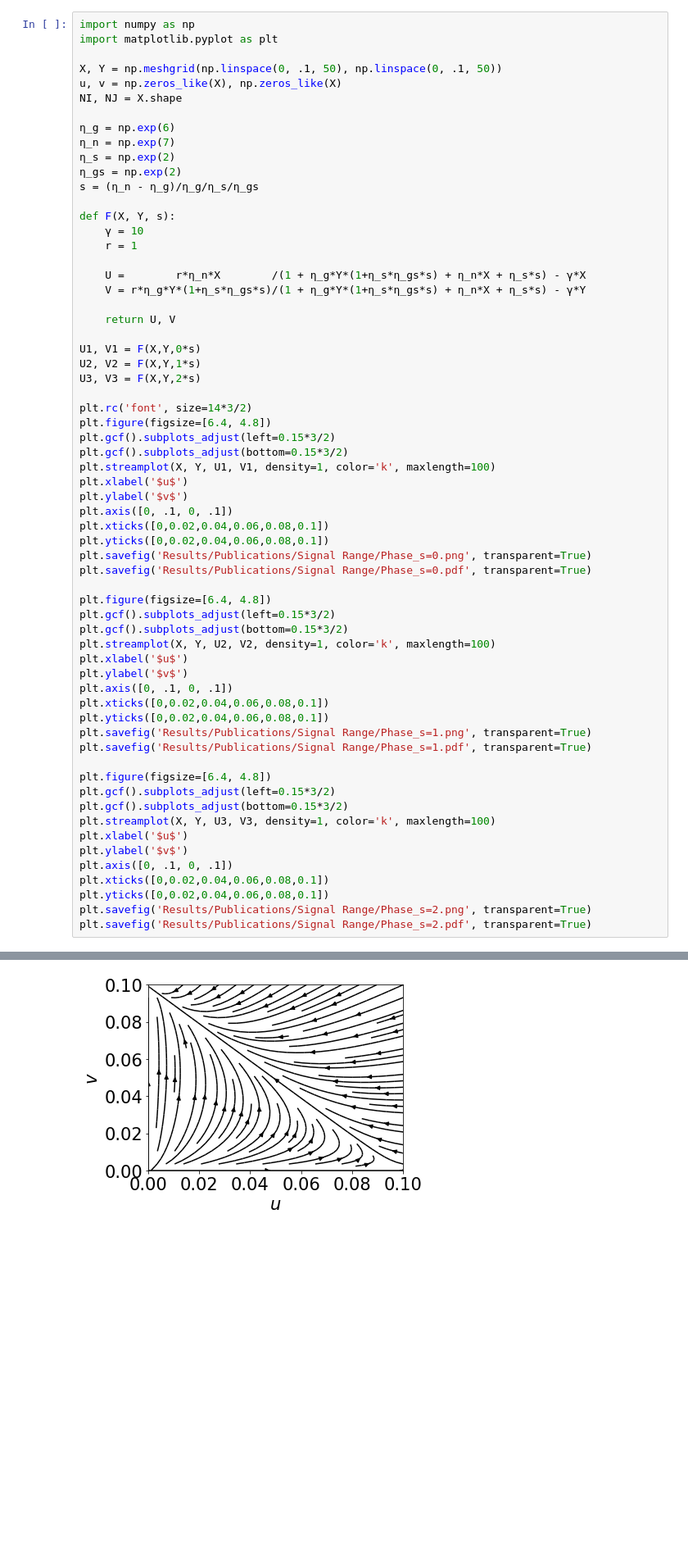
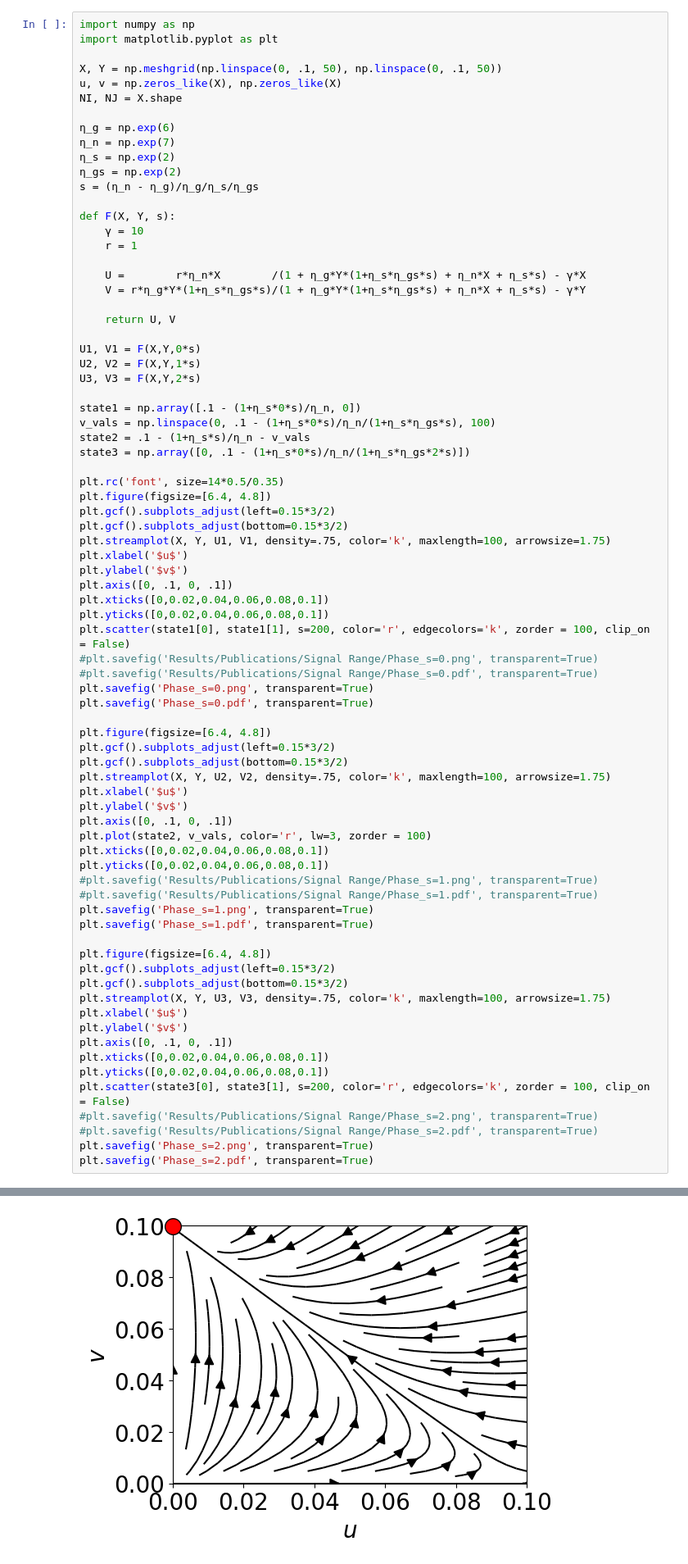
Before and after one commit to SchardtS/Cell-Differentiation, a Jupyter notebook: Data Production.ipynb, the cells around one changed output, grey strips where cells are left out. Shown at 82% size. Saved outputs shown, nothing was run; the diff lists cells and outputs as text; blank space fills up the shorter version.

```diff
--- a/Data Production.ipynb
+++ b/Data Production.ipynb
@@ -2377,40 +2469,54 @@ U1, V1 = F(X,Y,0*s)
 U2, V2 = F(X,Y,1*s)
 U3, V3 = F(X,Y,2*s)
 
-plt.rc('font', size=14*3/2)
+state1 = np.array([.1 - (1+η_s*0*s)/η_n, 0])
+v_vals = np.linspace(0, .1 - (1+η_s*0*s)/η_n/(1+η_s*η_gs*s), 100)
+state2 = .1 - (1+η_s*s)/η_n - v_vals
+state3 = np.array([0, .1 - (1+η_s*0*s)/η_n/(1+η_s*η_gs*2*s)])
+
+plt.rc('font', size=14*0.5/0.35)
 plt.figure(figsize=[6.4, 4.8])
 plt.gcf().subplots_adjust(left=0.15*3/2)
 plt.gcf().subplots_adjust(bottom=0.15*3/2)
-plt.streamplot(X, Y, U1, V1, density=1, color='k', maxlength=100)
+plt.streamplot(X, Y, U1, V1, density=.75, color='k', maxlength=100, arrowsize=1.75)
 plt.xlabel('$u$')
 plt.ylabel('$v$')
 plt.axis([0, .1, 0, .1])
 plt.xticks([0,0.02,0.04,0.06,0.08,0.1])
 plt.yticks([0,0.02,0.04,0.06,0.08,0.1])
-plt.savefig('Results/Publications/Signal Range/Phase_s=0.png', transparent=True)
-plt.savefig('Results/Publications/Signal Range/Phase_s=0.pdf', transparent=True)
+plt.scatter(state1[0], state1[1], s=200, color='r', edgecolors='k', zorder = 100, clip_on = False)
+#plt.savefig('Results/Publications/Signal Range/Phase_s=0.png', transparent=True)
+#plt.savefig('Results/Publications/Signal Range/Phase_s=0.pdf', transparent=True)
+plt.savefig('Phase_s=0.png', transparent=True)
+plt.savefig('Phase_s=0.pdf', transparent=True)
 
 plt.figure(figsize=[6.4, 4.8])
 plt.gcf().subplots_adjust(left=0.15*3/2)
 plt.gcf().subplots_adjust(bottom=0.15*3/2)
-plt.streamplot(X, Y, U2, V2, density=1, color='k', maxlength=100)
+plt.streamplot(X, Y, U2, V2, density=.75, color='k', maxlength=100, arrowsize=1.75)
+plt.xlabel('$u$')
+plt.ylabel('$v$')
+plt.axis([0, .1, 0, .1])
+plt.plot(state2, v_vals, color='r', lw=3, zorder = 100)
+plt.xticks([0,0.02,0.04,0.06,0.08,0.1])
+plt.yticks([0,0.02,0.04,0.06,0.08,0.1])
+#plt.savefig('Results/Publications/Signal Range/Phase_s=1.png', transparent=True)
+#plt.savefig('Results/Publications/Signal Range/Phase_s=1.pdf', transparent=True)
+plt.savefig('Phase_s=1.png', transparent=True)
+plt.savefig('Phase_s=1.pdf', transparent=True)
+
+plt.figure(figsize=[6.4, 4.8])
+plt.gcf().subplots_adjust(left=0.15*3/2)
+plt.gcf().subplots_adjust(bottom=0.15*3/2)
+plt.streamplot(X, Y, U3, V3, density=.75, color='k', maxlength=100, arrowsize=1.75)
 plt.xlabel('$u$')
 plt.ylabel('$v$')
 plt.axis([0, .1, 0, .1])
 plt.xticks([0,0.02,0.04,0.06,0.08,0.1])
 plt.yticks([0,0.02,0.04,0.06,0.08,0.1])
-plt.savefig('Results/Publications/Signal Range/Phase_s=1.png', transparent=True)
-plt.savefig('Results/Publications/Signal Range/Phase_s=1.pdf', transparent=True)
-
-plt.figure(figsize=[6.4, 4.8])
-plt.gcf().subplots_adjust(left=0.15*3/2)
-plt.gcf().subplots_adjust(bottom=0.15*3/2)
-plt.streamplot(X, Y, U3, V3, density=1, color='k', maxlength=100)
-plt.xlabel('$u$')
-plt.ylabel('$v$')
-plt.axis([0, .1, 0, .1])
-plt.xticks([0,0.02,0.04,0.06,0.08,0.1])
-plt.yticks([0,0.02,0.04,0.06,0.08,0.1])
-plt.savefig('Results/Publications/Signal Range/Phase_s=2.png', transparent=True)
-plt.savefig('Results/Publications/Signal Range/Phase_s=2.pdf', transparent=True)
+plt.scatter(state3[0], state3[1], s=200, color='r', edgecolors='k', zorder = 100, clip_on = False)
+#plt.savefig('Results/Publications/Signal Range/Phase_s=2.png', transparent=True)
+#plt.savefig('Results/Publications/Signal Range/Phase_s=2.pdf', transparent=True)
+plt.savefig('Phase_s=2.png', transparent=True)
+plt.savefig('Phase_s=2.pdf', transparent=True)
 # %% [output]
@@ -2419 +2525 @@ plt.savefig('Results/Publications/Signal Range/Phase_s=2.pdf', transparent=True)
-[figure, old version]
+[figure, new version]
```
Also changed, not shown: parts of 4 cells of this notebook, 11 other files.
